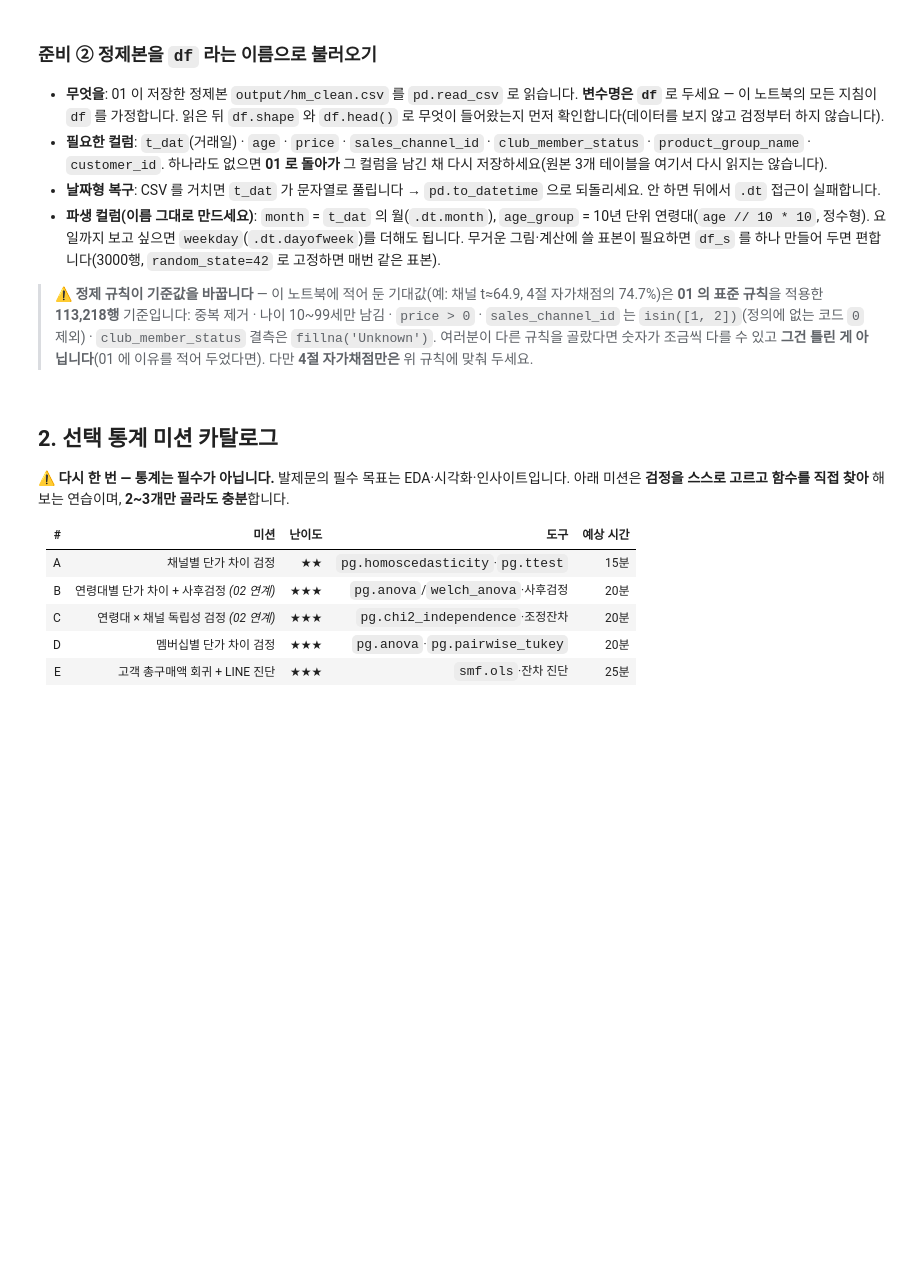
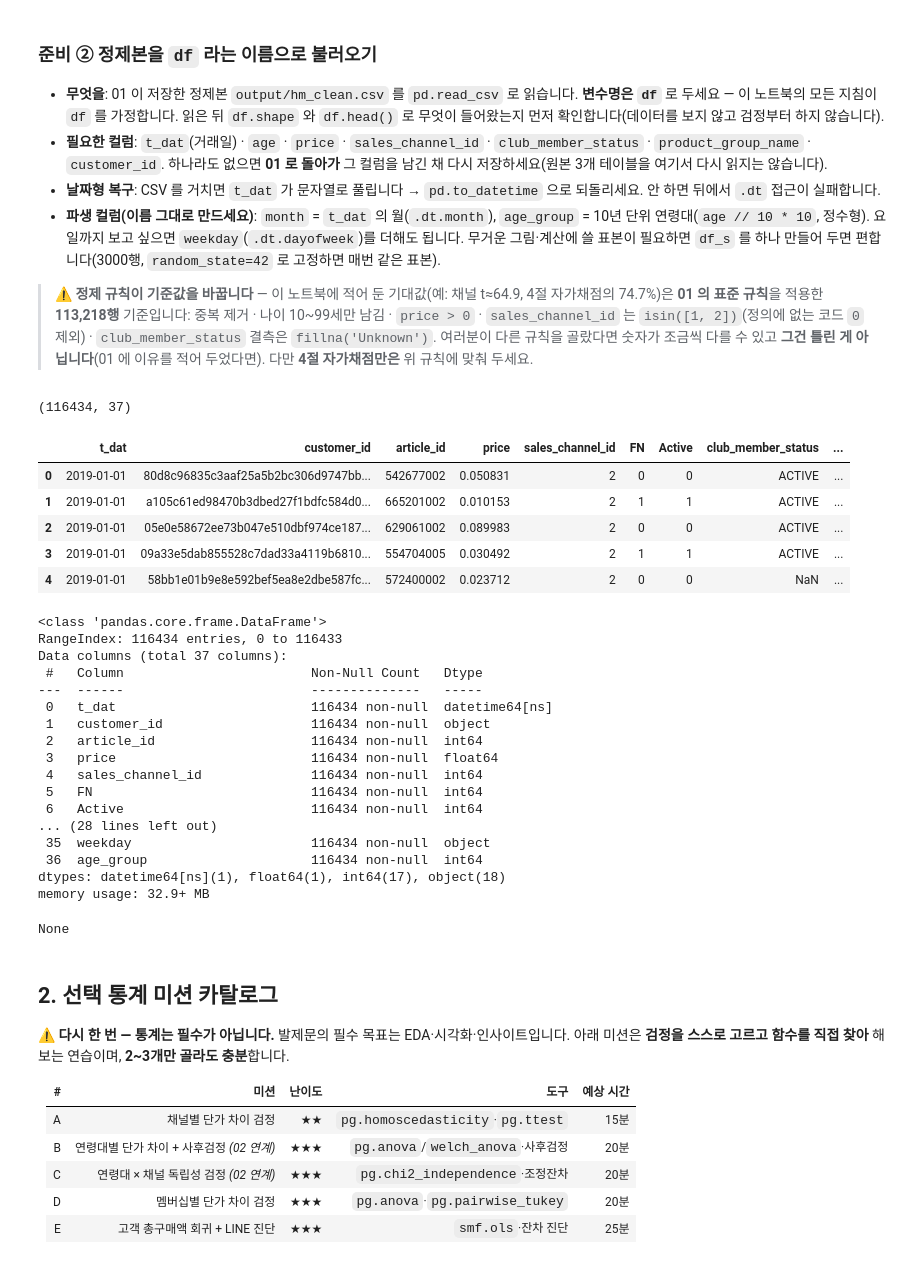
Before and after one commit to seventy4-git/hm-analysis, a Jupyter notebook: 03_데이터_통계.ipynb, the cells around one changed output. Drawn from its saved outputs; the diff is of its cells as text; code cells hidden in the pictures; blank space fills up the shorter version.

```diff
--- a/03_데이터_통계.ipynb
+++ b/03_데이터_통계.ipynb
@@ -41,6 +41,31 @@
 #             sns.set_theme(..., font=<같은 폰트>) 로 되돌림 방지
 
 # 여기에 코드를 작성하세요
+import pandas as pd
+import numpy as np
+import matplotlib.pyplot as plt
+import seaborn as sns
+from scipy import stats
+import platform
+import warnings
+import pingouin as pg
+
+pd.set_option('display.max_columns', 40)
+
+# 한글 폰트 — 실행 중인 OS 에 맞춰 자동 설정
+if platform.system() == 'Windows':
+    KOREAN_FONT = 'Malgun Gothic'
+    FONT_PATH = 'C:/Windows/Fonts/malgun.ttf'
+elif platform.system() == 'Darwin':          # macOS
+    KOREAN_FONT = 'AppleGothic'
+    FONT_PATH = '/System/Library/Fonts/Supplemental/AppleGothic.ttf'
+else:                                        # Linux (Colab 등)
+    KOREAN_FONT = 'NanumGothic'
+    FONT_PATH = '/usr/share/fonts/truetype/nanum/NanumGothic.ttf'
+
+plt.rcParams['font.family'] = KOREAN_FONT
+plt.rcParams['axes.unicode_minus'] = False   # 마이너스(−) 부호 깨짐 방지
+sns.set_theme(font=KOREAN_FONT, rc={'axes.unicode_minus': False})
 # %% [markdown]
 ### 준비 ② 정제본을 `df` 라는 이름으로 불러오기
 - **무엇을**: 01 이 저장한 정제본 `output/hm_clean.csv` 를 `pd.read_csv` 로 읽습니다. **변수명은 `df`** 로 두세요 — 이 노트북의 모든 지침이 `df` 를 가정합니다. 읽은 뒤 `df.shape` 와 `df.head()` 로 무엇이 들어왔는지 먼저 확인합니다(데이터를 보지 않고 검정부터 하지 않습니다).
@@ -52,12 +77,44 @@
 # %%
 # ── 쓸 도구 ─────────────────────────────────────────
 #   pd.read_csv('output/hm_clean.csv') -> 변수명은 df (이 노트북의 모든 지침이 df 를 가정)
 #   pd.to_datetime(df['t_dat'])  — CSV 를 거치면 문자열로 풀립니다
 #   파생: month = .dt.month · age_group = age // 10 * 10 (정수형)
 #   무거운 계산용 표본: df_s = df.sample(n=3000, random_state=42)
 #   확인: df.shape · df.head()
 
 # 여기에 코드를 작성하세요
+df = pd.read_csv('./output/hm_clean.csv')
+df['t_dat'] = pd.to_datetime(df['t_dat'])
+
+display(df.shape)
+display(df.head())
+display(df.info())
+# %% [output]
+(116434, 37)
+|  | t_dat | customer_id | article_id | price | sales_channel_id | FN | Active | club_member_status | ... |
+| 0 | 2019-01-01 | 80d8c96835c3aaf25a5b2bc306d9747bb... | 542677002 | 0.050831 | 2 | 0 | 0 | ACTIVE | ... |
+| 1 | 2019-01-01 | a105c61ed98470b3dbed27f1bdfc584d0... | 665201002 | 0.010153 | 2 | 1 | 1 | ACTIVE | ... |
+| 2 | 2019-01-01 | 05e0e58672ee73b047e510dbf974ce187... | 629061002 | 0.089983 | 2 | 0 | 0 | ACTIVE | ... |
+| 3 | 2019-01-01 | 09a33e5dab855528c7dad33a4119b6810... | 554704005 | 0.030492 | 2 | 1 | 1 | ACTIVE | ... |
+| 4 | 2019-01-01 | 58bb1e01b9e8e592bef5ea8e2dbe587fc... | 572400002 | 0.023712 | 2 | 0 | 0 | NaN | ... |
+<class 'pandas.core.frame.DataFrame'>
+RangeIndex: 116434 entries, 0 to 116433
+Data columns (total 37 columns):
+ #   Column                        Non-Null Count   Dtype
+---  ------                        --------------   -----
+ 0   t_dat                         116434 non-null  datetime64[ns]
+ 1   customer_id                   116434 non-null  object
+ 2   article_id                    116434 non-null  int64
+ 3   price                         116434 non-null  float64
+ 4   sales_channel_id              116434 non-null  int64
+ 5   FN                            116434 non-null  int64
+ 6   Active                        116434 non-null  int64
+... (28 lines left out)
+ 35  weekday                       116434 non-null  object
+ 36  age_group                     116434 non-null  int64
+dtypes: datetime64[ns](1), float64(1), int64(17), object(18)
+memory usage: 32.9+ MB
+None
 # %% [markdown]
 ## 2. 선택 통계 미션 카탈로그
 ⚠️ **다시 한 번 — 통계는 필수가 아닙니다.** 발제문의 필수 목표는 EDA·시각화·인사이트입니다. 아래 미션은 **검정을 스스로 고르고 함수를 직접 찾아** 해 보는 연습이며, **2~3개만 골라도 충분**합니다.
```
Also changed, not shown: parts of 1 cell of this notebook.
